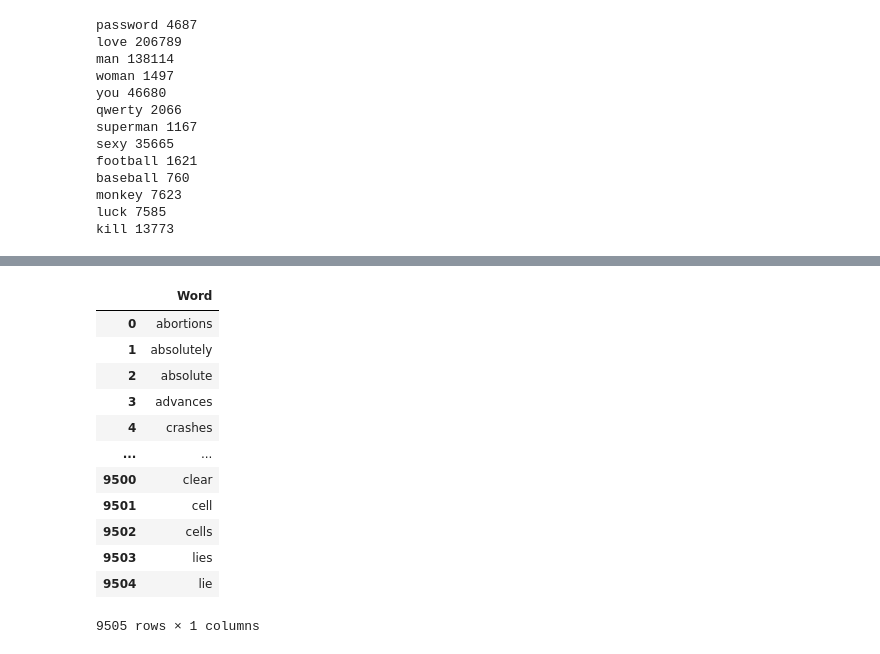
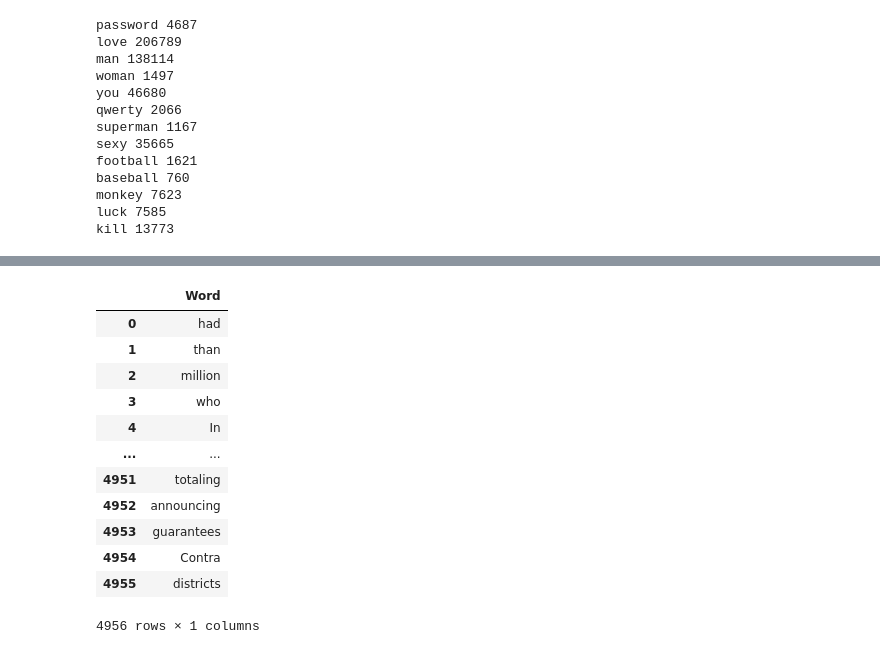
Before and after one commit to Nukutyn/PyProj, a Jupyter notebook: HW/DSISHW.ipynb, the cells around one changed output, grey strips where cells are left out. Cells and saved outputs as stored; diff of their text form; code cells hidden in the pictures.

```diff
--- a/HW/DSISHW.ipynb
+++ b/HW/DSISHW.ipynb
@@ -289,20 +282,20 @@ MyWordPD.plot(kind="bar", y="Colichesto", x="Word", rot=6, fontsize=10, figsize=
 # %%
-EnglWord10 = pd.read_excel('10eng.xlsx')
+EnglWord10 = pd.read_excel('10000eng.xlsx')
 EnglWord10
 # %% [output]
 |  | Word |
-| 0 | abortions |
-| 1 | absolutely |
-| 2 | absolute |
-| 3 | advances |
-| 4 | crashes |
+| 0 | had |
+| 1 | than |
+| 2 | million |
+| 3 | who |
+| 4 | In |
 | ... | ... |
-| 9500 | clear |
-| 9501 | cell |
-| 9502 | cells |
-| 9503 | lies |
-| 9504 | lie |
+| 4951 | totaling |
+| 4952 | announcing |
+| 4953 | guarantees |
+| 4954 | Contra |
+| 4955 | districts |
-9505 rows × 1 columns
+4956 rows × 1 columns
 # %%
 poskof=0
 delpos=[]
```
Also changed, not shown: parts of 16 cells of this notebook.
